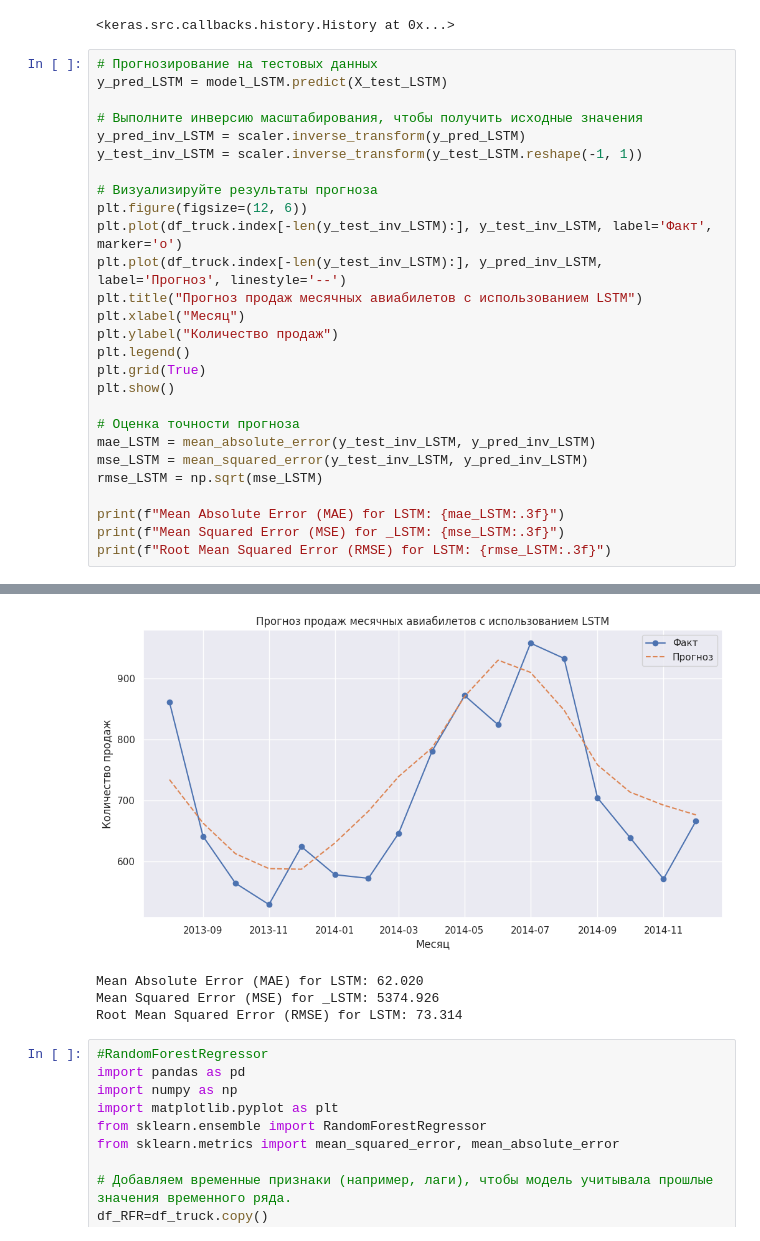
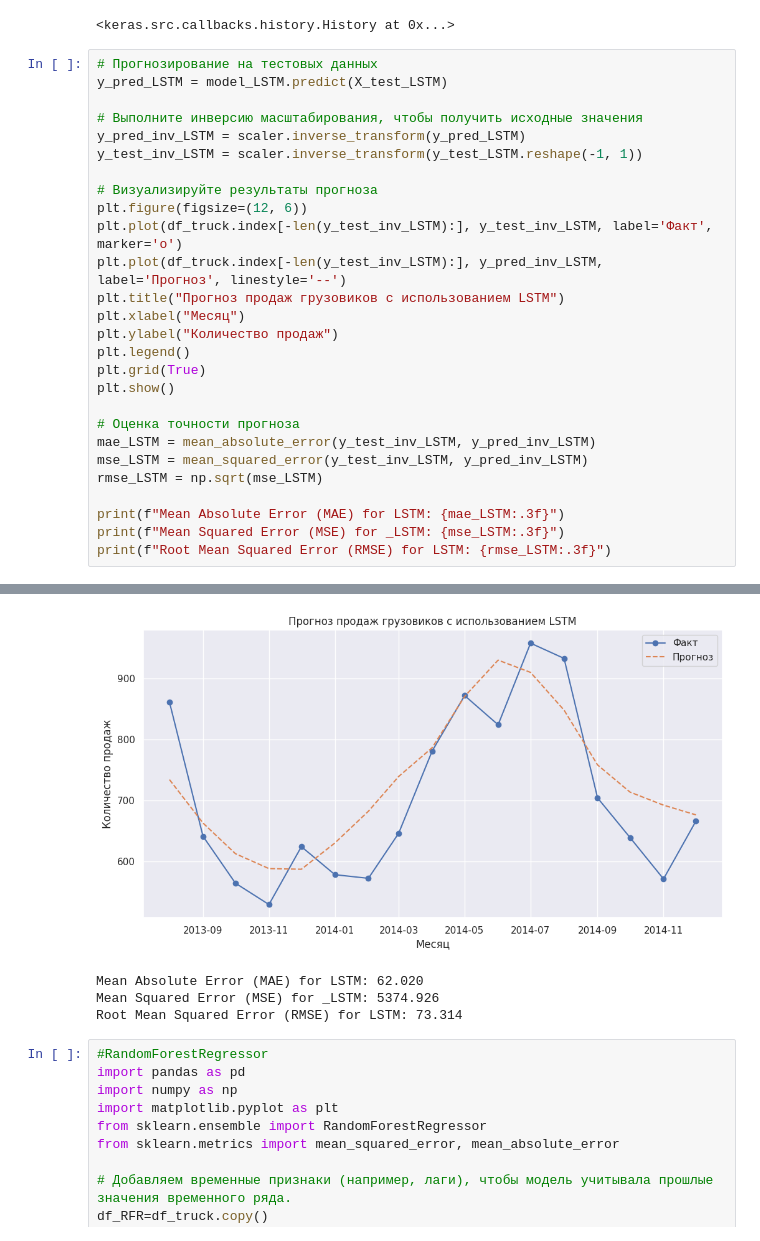
Before and after one commit to wadimgram-debug/DataScience-HW, a Jupyter notebook: HW_6/HW_6v5.ipynb, the cells around one changed output, grey strips where cells are left out. Drawn from its saved outputs; the diff is of its cells as text.

```diff
--- a/HW_6/HW_6v5.ipynb
+++ b/HW_6/HW_6v5.ipynb
@@ -705,7 +705,7 @@ y_test_inv_LSTM = scaler.inverse_transform(y_test_LSTM.reshape(-1, 1))
 plt.figure(figsize=(12, 6))
 plt.plot(df_truck.index[-len(y_test_inv_LSTM):], y_test_inv_LSTM, label='Факт', marker='o')
 plt.plot(df_truck.index[-len(y_test_inv_LSTM):], y_pred_inv_LSTM, label='Прогноз', linestyle='--')
-plt.title("Прогноз продаж месячных авиабилетов с использованием LSTM")
+plt.title("Прогноз продаж грузовиков с использованием LSTM")
 plt.xlabel("Месяц")
 plt.ylabel("Количество продаж")
 plt.legend()
@@ -725,4 +725,4 @@ print(f"Root Mean Squared Error (RMSE) for LSTM: {rmse_LSTM:.3f}")
-[figure, old version]
+[figure, new version]
 Mean Absolute Error (MAE) for LSTM: 62.020
 Mean Squared Error (MSE) for _LSTM: 5374.926
 Root Mean Squared Error (RMSE) for LSTM: 73.314
```
Also changed, not shown: parts of 1 cell of this notebook, 1 other file.
